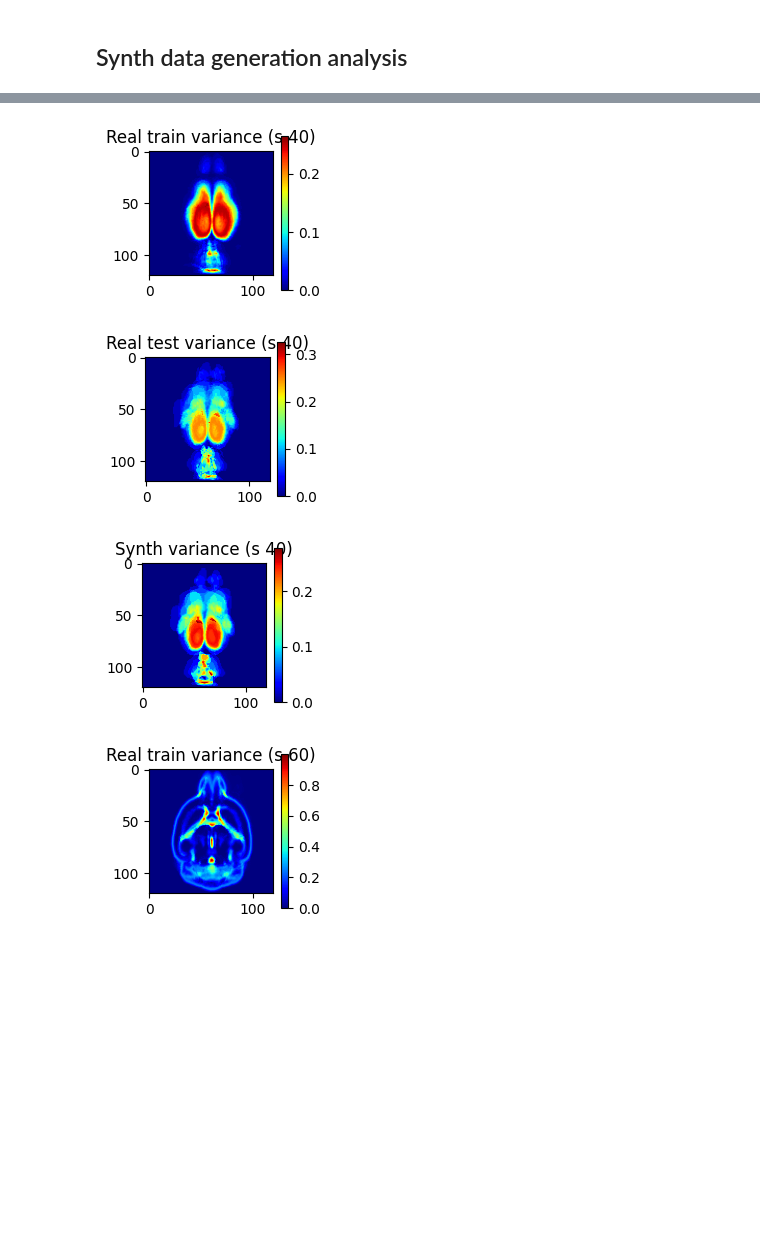
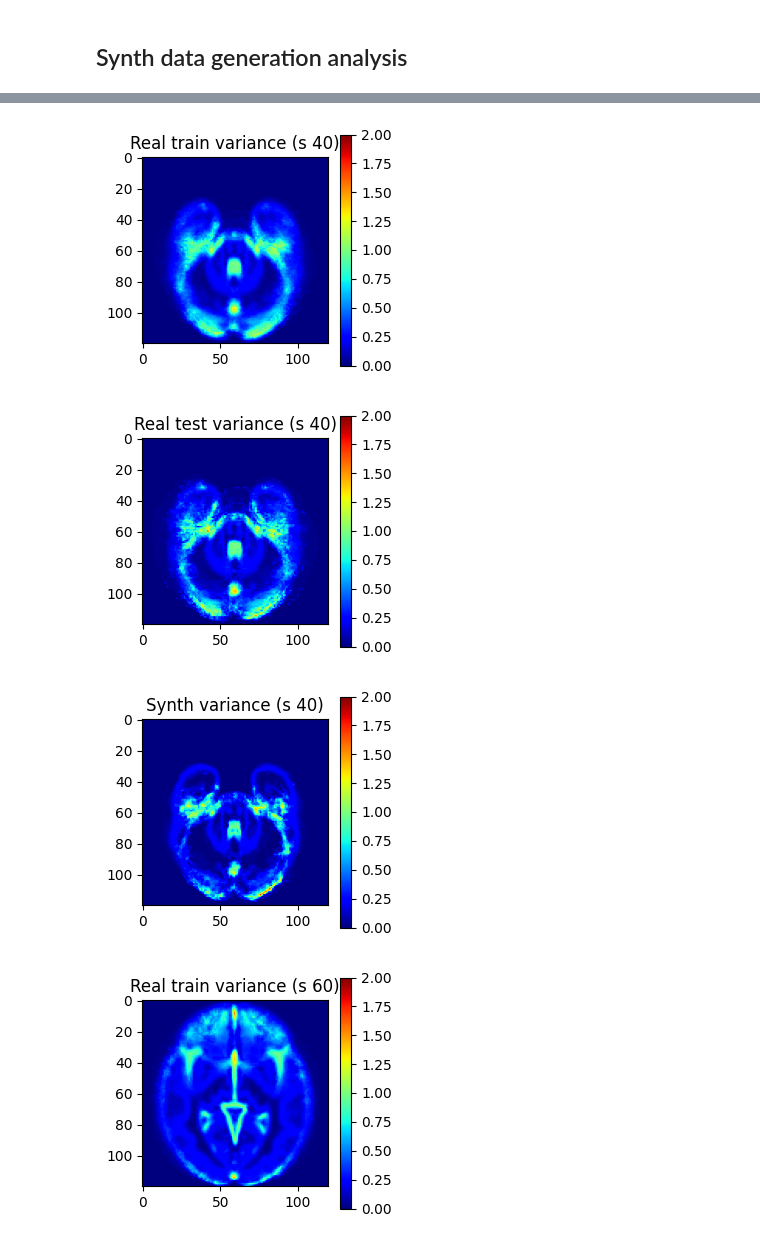
Before and after one commit to jessicabohm/UNIT, a Jupyter notebook: evaluate_synth_data.ipynb, the cells around one changed output, grey strips where cells are left out. Drawn from its saved outputs; the diff is of its cells as text; code cells hidden in the pictures; blank space fills up the shorter version.

```diff
--- a/evaluate_synth_data.ipynb
+++ b/evaluate_synth_data.ipynb
@@ -170,7 +181,7 @@ plt.show()
 # 2. Plot a couple of the images saved during training
 idx = 0 # 0, 1, 3 (only saved for first 3 image in folder)
 train_save_folder = "./save_models/mouse_train_5/"
-epoch = 180
+epoch = 500
 slices = [30, 40, 60, 70]
 
 test_folder = "../3D-CycleGan-Pytorch-MedImaging/Data_folder_train_2/test/images/"
@@ -179,7 +190,7 @@ test_paths.sort()
 
 truth_img = sitk.GetArrayFromImage(sitk.ReadImage(test_paths[idx]))
 recon_img = sitk.GetArrayFromImage(sitk.ReadImage(train_save_folder + "test_images/recon_" + test_paths[idx].split("/")[-1].split(".")[0] + "_epoch_" + str(epoch) + ".nii"))
-
+recon_img = recon_img[1]
 for slice_idx in slices:
     plot_img(truth_img, slice_idx, "Real")
     plot_img(recon_img, slice_idx, "Reconstructed")
@@ -195,7 +201,7 @@ for slice_idx in slices:
 # %%
 # 2. Plot some reconstructions (Plot the reconstructed images during testing)
 idx = 1 # 0 - 55?
-recon_img_folder = "./save_models/mouse_train_5/recon_images_epoch_500/"
+recon_img_folder = "./save_translations/train_5_map_6/"
 recon_paths = [recon_img_folder + file_name for file_name in os.listdir(recon_img_folder)]
 recon_paths.sort()
 
@@ -213,11 +219,14 @@ recon_img = sitk.GetArrayFromImage(sitk.ReadImage(recon_paths[idx]))
 
 # mse of reconstruction
 mse = round(np.mean((truth_img - recon_img)**2), 4)
+acc = np.mean(truth_img == recon_img)
 
 real_gm_ratio, real_wm_ratio, real_csf_ratio = get_matter_ratio(truth_img)
 recon_gm_ratio, recon_wm_ratio, recon_csf_ratio = get_matter_ratio(recon_img)
+
 print("idx:", idx)
-print("mse:", mse)
+print("MSE:", mse)
+print("Mean accuracy:", str(np.round(acc, 4)*100) + "%")
 
 print("real gm:", round(real_gm_ratio, 4), "recon gm:", round(recon_gm_ratio, 4))
 print("real wm:", round(real_wm_ratio, 4), "recon wm:", round(recon_wm_ratio, 4))
@@ -225,6 +234,6 @@ print("real csf:", round(real_csf_ratio, 4), "recon csf:", round(recon_csf_ratio
 
 for slice_idx in slices:
    plot_img(truth_img, slice_idx, "Real (slice " + str(slice_idx) + ")")
-   plot_img(recon_img, slice_idx, "Recon (slice " + str(slice_idx) + ")")
+   plot_img(recon_img, slice_idx, "Trans (slice " + str(slice_idx) + ")")
 # %% [output]
 truth path: ../3D-CycleGan-Pytorch-MedImaging/Data_folder_train_2/test/images/BRM19070_02_RARE_labels_GMWM.nii
@@ -245,9 +255,9 @@ real csf: 0.0132 recon csf: 0.0131
 # %%
 # 3. Plot gm/wm/csf ratios
-real_train_data_folder = "../3D-CycleGan-Pytorch-MedImaging/Data_folder_train_2/train/images/"
-real_test_data_folder = "../3D-CycleGan-Pytorch-MedImaging/Data_folder_train_2/test/images/"
+real_train_data_folder = "../3D-CycleGan-Pytorch-MedImaging/Data_folder_train_2/train/labels/"
+real_test_data_folder = "../3D-CycleGan-Pytorch-MedImaging/Data_folder_train_2/test/labels/"
 
-synth_test_data_folder = "./save_models/mouse_train_5/recon_images_epoch_500/"
+synth_test_data_folder = "./save_translations/train_5_map_6/"
 
 real_train_gm, real_train_wm, real_train_csf = compute_matter_ratios(real_train_data_folder)
 plot_matter_ratios(real_train_gm, real_train_wm, real_train_csf, "Human real train")
@@ -256,5 +266,5 @@ real_test_gm, real_test_wm, real_test_csf = compute_matter_ratios(real_test_data
 plot_matter_ratios(real_test_gm, real_test_wm, real_test_csf, "Human real test")
 
 synth_test_gm, synth_test_wm, synth_test_csf = compute_matter_ratios(synth_test_data_folder)
-plot_matter_ratios(synth_test_gm, synth_test_wm, synth_test_csf, "Human synth test")
+plot_matter_ratios(synth_test_gm, synth_test_wm, synth_test_csf, "Human trans test")
 # %% [output]
@@ -274,22 +284,30 @@ mean csf: 0.0139 var: 1.71e-06
 # %%
 # 4. Calculate variance of train, test, and recon datasets
 real_train_voxel_variance = sitk.GetImageFromArray(compute_voxelwise_variance(real_train_data_folder))
 real_test_voxel_variance = sitk.GetImageFromArray(compute_voxelwise_variance(real_test_data_folder))
 synth_test_voxel_variance = sitk.GetImageFromArray(compute_voxelwise_variance(synth_test_data_folder))
 
 # save the variance images
-sitk.WriteImage(real_train_voxel_variance, "./save_models/human_train_1/real_train_voxel_variance.nii")
-sitk.WriteImage(real_test_voxel_variance, "./save_models/human_train_1/real_test_voxel_variance.nii")
-sitk.WriteImage(synth_test_voxel_variance, "./save_models/human_train_1/synth_test_voxel_variance.nii")
+#sitk.WriteImage(real_train_voxel_variance, "./save_models/human_train_1/real_train_voxel_variance.nii")
+#sitk.WriteImage(real_test_voxel_variance, "./save_models/human_train_1/real_test_voxel_variance.nii")
+#sitk.WriteImage(synth_test_voxel_variance, "./save_models/human_train_1/synth_test_voxel_variance.nii")
 
 slices = [40, 60, 70, 80]
+
+
+def plot_img(img_arr, slice_idx, title="", cmap="gray"):
+    plt.figure(figsize=(3,3))
+    plt.imshow(img_arr[slice_idx, :, :], cmap, vmin=0, vmax=2)
+    plt.title(title)
+    plt.colorbar()
+    plt.show()
 
 for slice_idx in slices:
     plot_img(sitk.GetArrayFromImage(real_train_voxel_variance), slice_idx, "Real train variance (s " + str(slice_idx) + ")", cmap="jet")
     plot_img(sitk.GetArrayFromImage(real_test_voxel_variance), slice_idx, "Real test variance (s " + str(slice_idx) + ")", cmap="jet")
     plot_img(sitk.GetArrayFromImage(synth_test_voxel_variance), slice_idx, "Synth variance (s " + str(slice_idx) + ")", cmap="jet")
 # %% [output]
-[figure, old version]
+[figure, new version]
-[figure, old version]
+[figure, new version]
-[figure, old version]
+[figure, new version]
-[figure, old version]
+[figure, new version]
```
Also changed, not shown: parts of 9 cells of this notebook, 14 other files.
